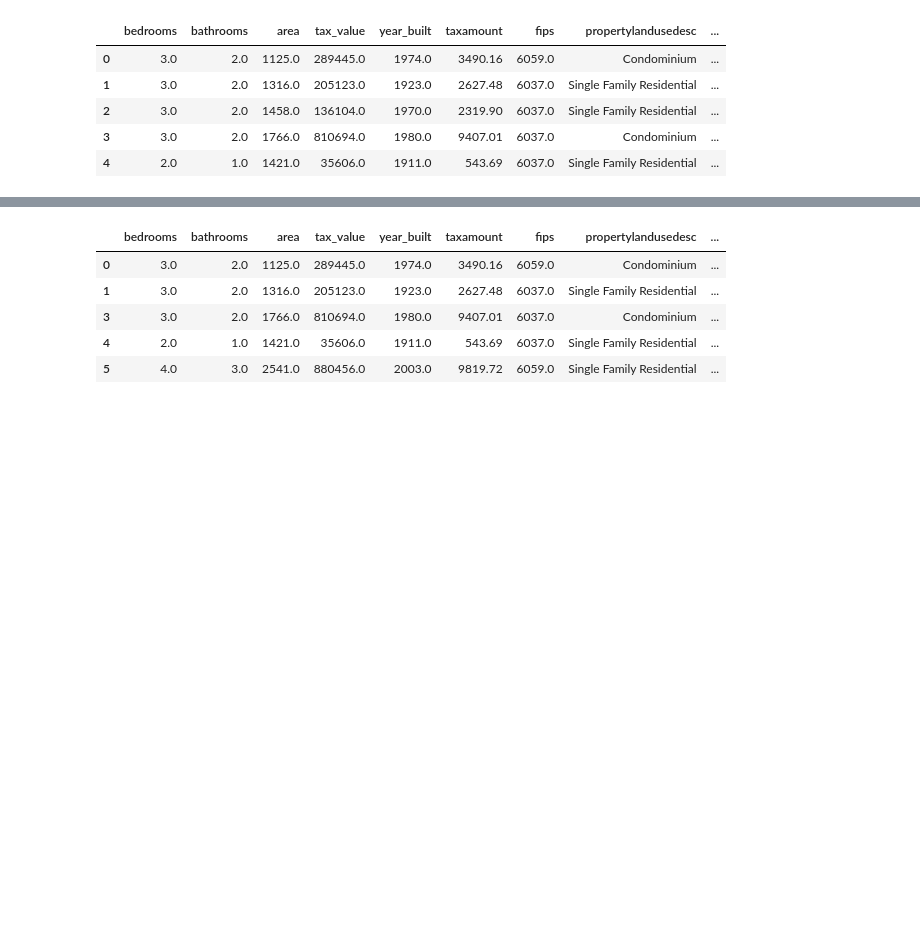
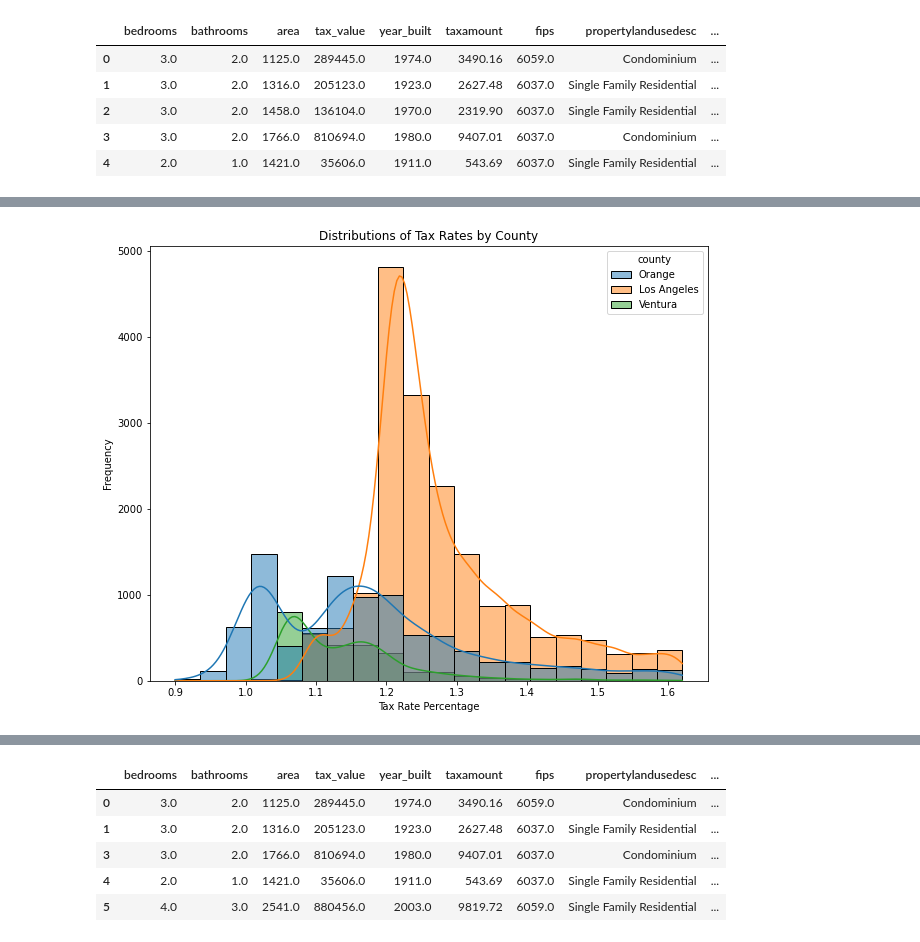
Before and after one commit to Joshua-C-Bryant/zillow_data_regression_project, a Jupyter notebook: exploration.ipynb, the cells around one changed output, grey strips where cells are left out. Saved outputs shown, nothing was run; the diff lists cells and outputs as text; code cells hidden in the pictures; blank space fills up the shorter version.

```diff
--- a/exploration.ipynb
+++ b/exploration.ipynb
@@ -114,3 +120,14 @@ tax_data.describe()
+# %%
+plt.figure(figsize=(10,8))
+sns.histplot(data=tax_data, x='tax_rate', kde=True, hue='county', bins=20)
+plt.xticks(fontsize = 10)
+plt.yticks(fontsize = 10)
+plt.xlabel('Tax Rate Percentage')
+plt.ylabel('Frequency')
+plt.title('Distributions of Tax Rates by County')
+plt.show()
+# %% [output]
+[figure, added]
 # %%
 # Plotting distribution of tax_rate by county
 
```
Also changed, not shown: parts of 33 cells of this notebook, 3 other files.
